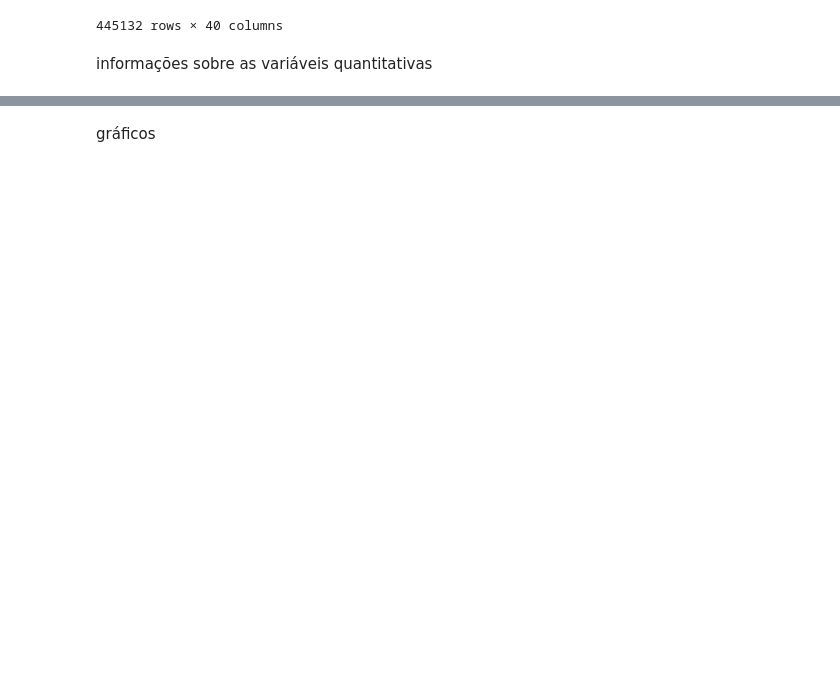
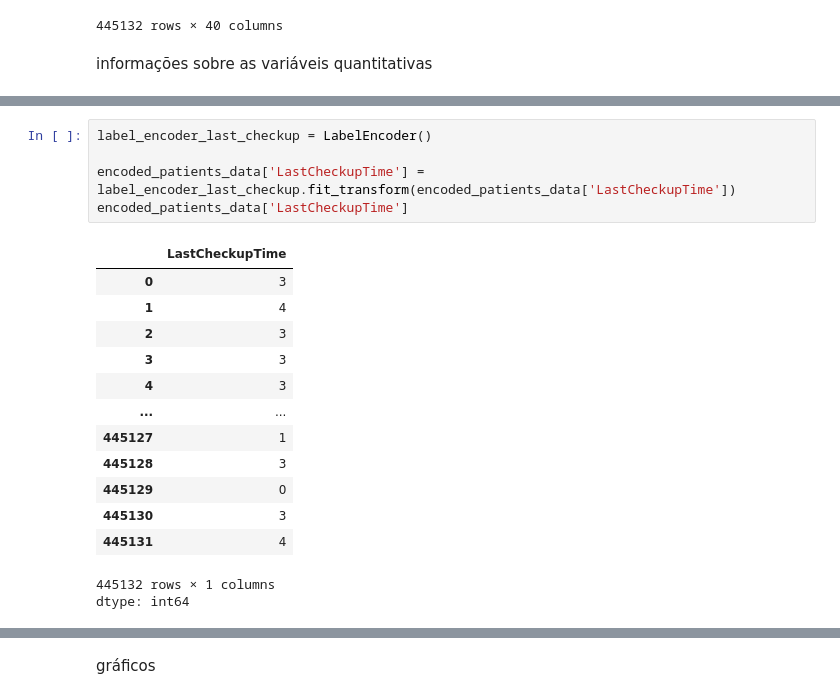
Before and after one commit to belcogo/data-analysis-for-machine-learning, a Jupyter notebook: demo.ipynb, the cells around one changed output, grey strips where cells are left out. Drawn from its saved outputs; the diff is of its cells as text; blank space fills up the shorter version.

```diff
--- a/demo.ipynb
+++ b/demo.ipynb
@@ -40,0 +108,20 @@ patients_data.describe()
+# %%
+label_encoder_last_checkup = LabelEncoder()
+
+encoded_patients_data['LastCheckupTime'] = label_encoder_last_checkup.fit_transform(encoded_patients_data['LastCheckupTime'])
+encoded_patients_data['LastCheckupTime']
+# %% [output]
+|  | LastCheckupTime |
+| 0 | 3 |
+| 1 | 4 |
+| 2 | 3 |
+| 3 | 3 |
+| 4 | 3 |
+| ... | ... |
+| 445127 | 1 |
+| 445128 | 3 |
+| 445129 | 0 |
+| 445130 | 3 |
+| 445131 | 4 |
+445132 rows × 1 columns
+dtype: int64
```
Also changed, not shown: parts of 21 cells of this notebook.
